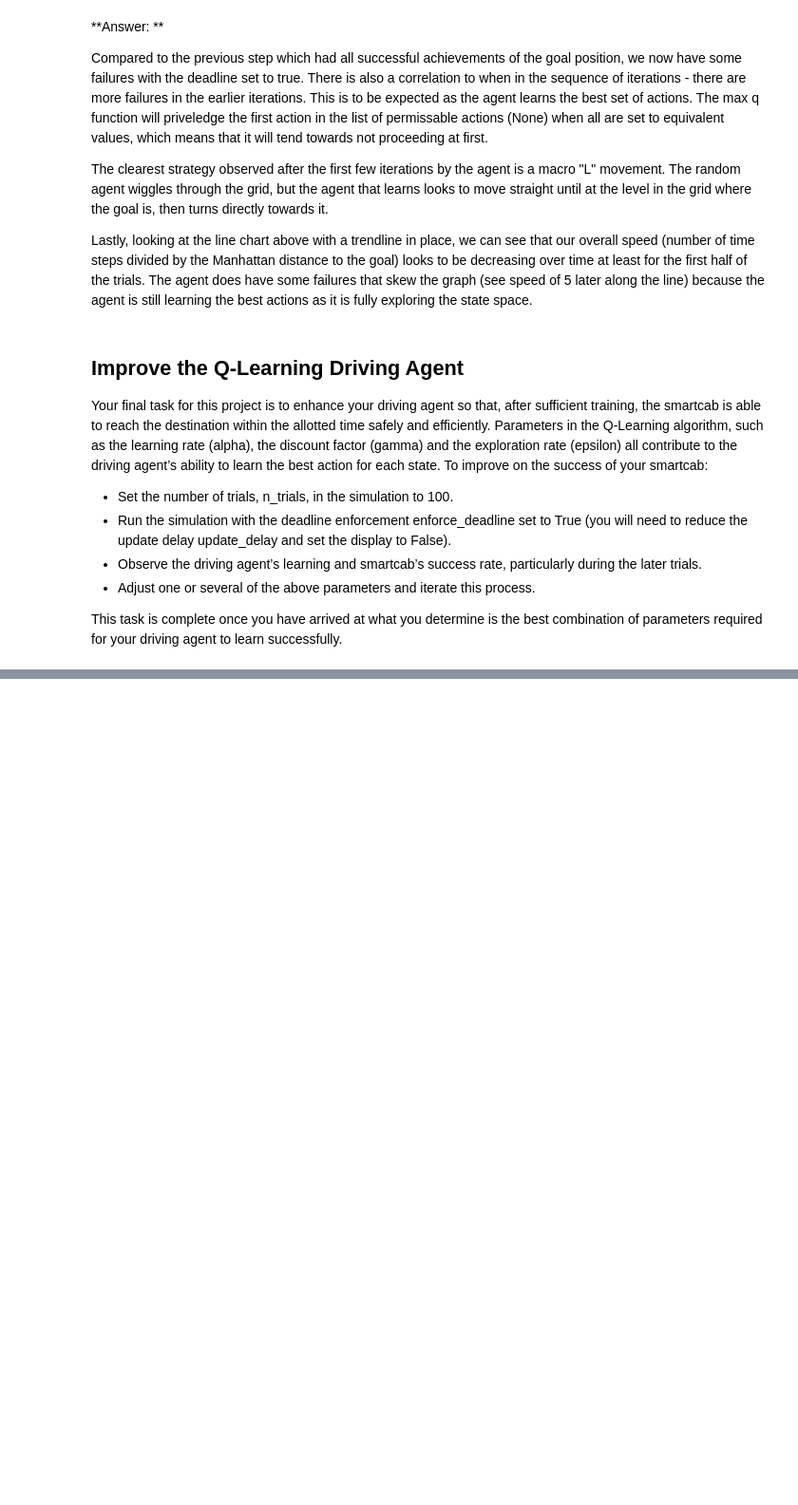
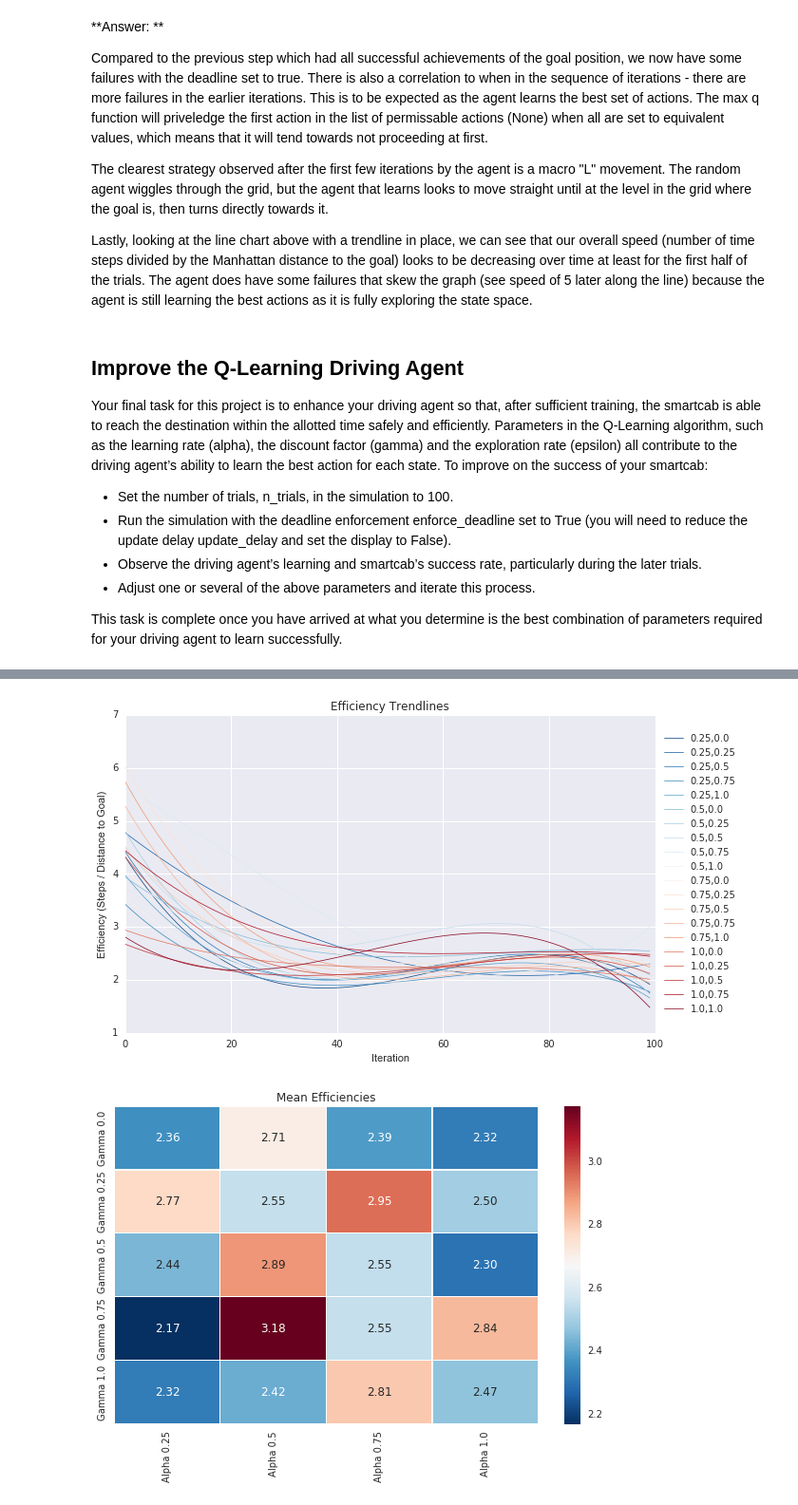
Before and after one commit to gilakos/machine-learning, a Jupyter notebook: projects/smartcab/smartcab/smartcab_report.ipynb, the cells around one changed output, grey strips where cells are left out. Shown: that part at 95% size. Drawn from its saved outputs; the diff is of its cells as text; code cells hidden in the pictures; blank space fills up the shorter version.

```diff
--- a/projects/smartcab/smartcab/smartcab_report.ipynb
+++ b/projects/smartcab/smartcab/smartcab_report.ipynb
@@ -450,0 +364,62 @@ This task is complete once you have arrived at what you determine is the best co
+# %%
+# Load the dataset
+trial_data_file = 'trials_a+g.csv'
+trial_df = pd.read_csv(trial_data_file)
+
+trial_df['color'] = np.where(trial_df['reached']==True, 'green', 'red')
+trial_df['efficiency'] = trial_df['steps'] / trial_df['goal_distance']
+
+trial_df.head()
+
+# Define list of alphas (learning rate) to test
+alphas = [0.25, 0.5, 0.75, 1.0]
+# Define list of gammas (future discount factor) to test
+gammas = [0.0, 0.25, 0.5, 0.75, 1.0]
+
+# Split dataframe into new df per column
+df = pd.DataFrame()
+for a in alphas:
+    df_a = trial_df.where(trial_df['alpha']==a).dropna()
+    for g in gammas:
+        series_g = df_a['efficiency'].where(df_a['gamma']==g).dropna().reset_index(drop=True)
+        column_name = "{0},{1}".format(a,g)
+        df[column_name] = series_g
+#print df.describe()
+
+import seaborn as sns
+
+# specify plot style and set color scheme
+x = df.index
+with sns.color_palette("RdBu_r", len(df.columns)):
+    # plot speed rate of each trial
+    plt.figure(figsize=(10,6))
+    for col in df.columns:
+        z = np.polyfit(df.index,df[col],3)
+        p = np.poly1d(z)
+        plt.plot(x, p(x),linewidth=0.75)
+plt.legend(labels=df.columns.values, loc='center left', bbox_to_anchor=(1, 0.5))
+plt.xlabel('Iteration')
+plt.ylabel('Efficiency (Steps / Distance to Goal)')
+plt.title('Efficiency Trendlines')
+plt.show()
+
+###
+# Split dataframe into new df with means (alpha x: gamma y)
+
+df_mean = pd.DataFrame()
+for a in alphas:
+    gamma_means = []
+    df_a = trial_df.where(trial_df['alpha']==a).dropna()
+    for g in gammas:
+        gamma_means.append(np.mean(df_a['efficiency'].where(df_a['gamma']==g).dropna().reset_index(drop=True)))
+    df_mean[a]=gamma_means
+
+# visualize means with heatmap
+plt.figure(figsize=(10,6))
+sns.heatmap(df_mean, yticklabels=['Gamma '+str(y) for y in gammas], xticklabels=['Alpha '+ str(x) for x in alphas], annot=True, linewidth=.1,  fmt='.2f', cmap='RdBu_r')
+plt.title('Mean Efficiencies')
+plt.xticks(rotation=90, ha='center');
+plt.show()
+# %% [output]
+[figure, added]
+[figure, added]
```
Also changed, not shown: parts of 9 cells of this notebook, 6 other files.
